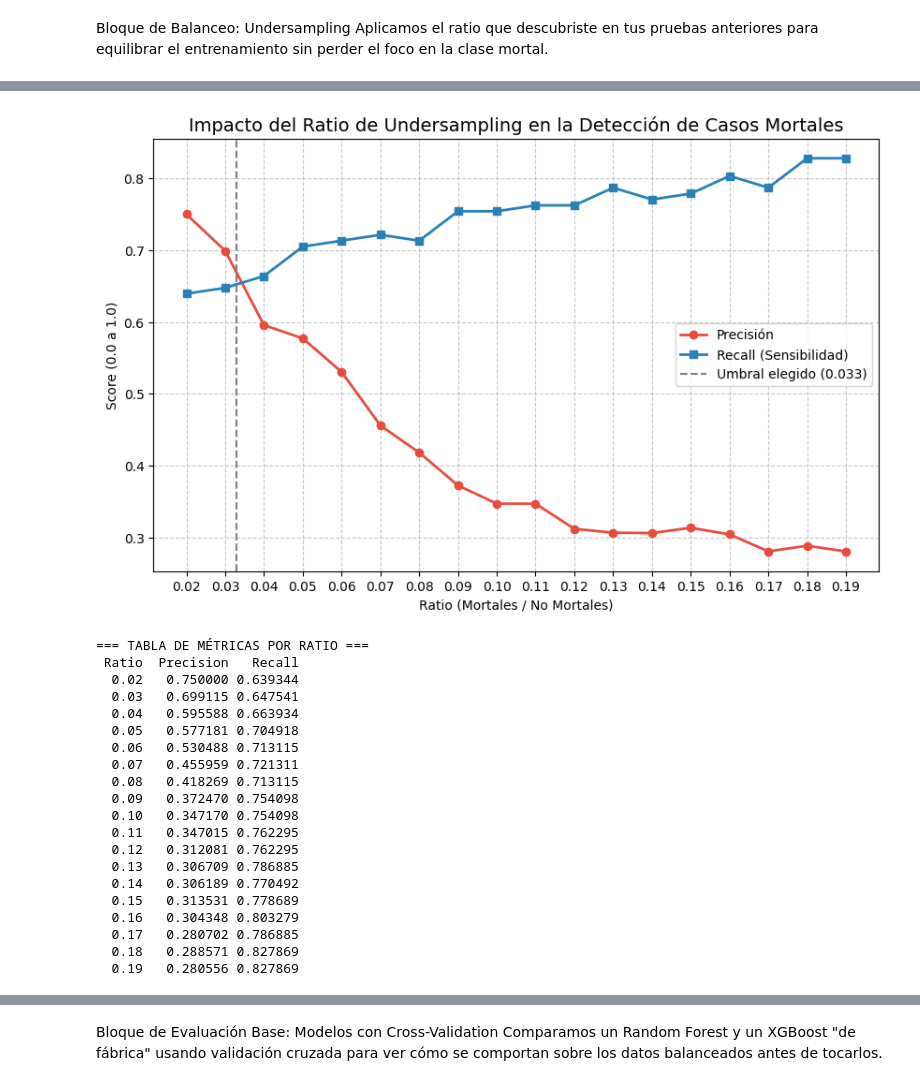
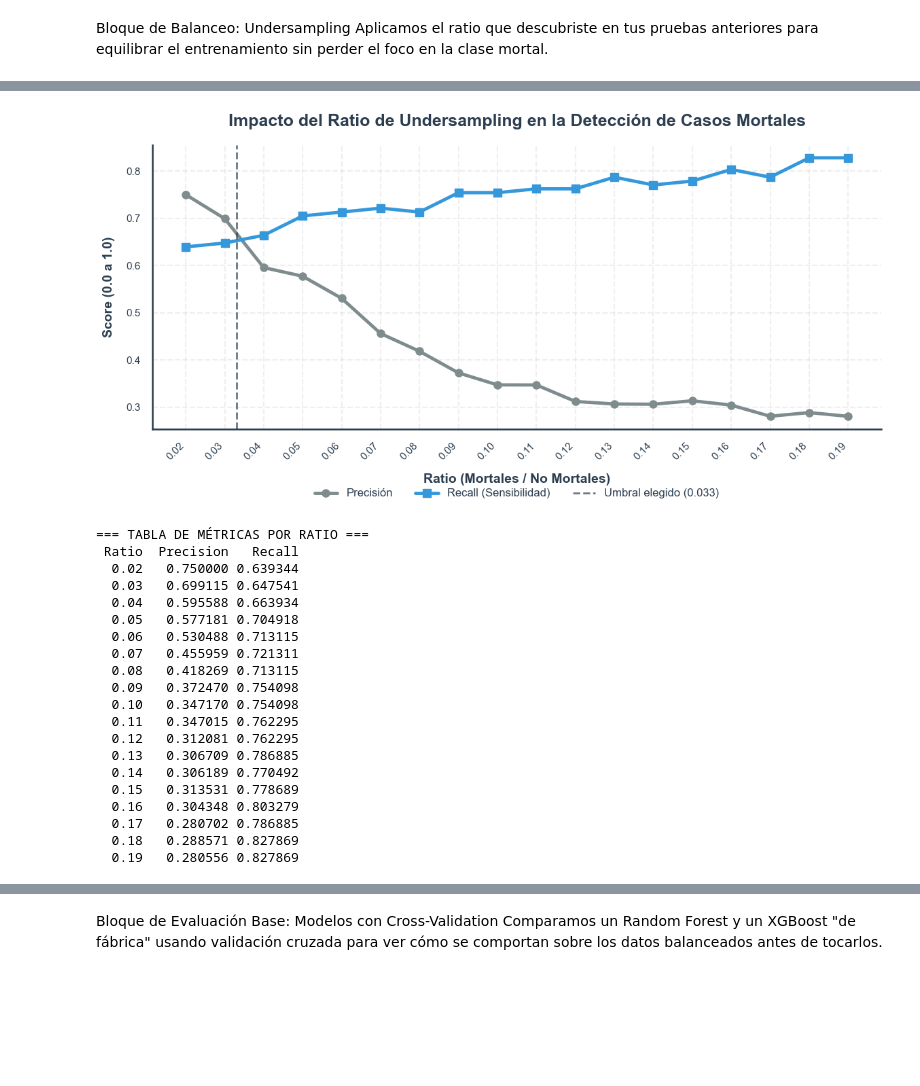
Before and after one commit to laurasrebernich/programacionAvanzadaGrupoError404, a Jupyter notebook: inputs/3_modelado_evaluacion.ipynb, the cells around one changed output, grey strips where cells are left out. Drawn from its saved outputs; the diff is of its cells as text; code cells hidden in the pictures; blank space fills up the shorter version.

```diff
--- a/inputs/3_modelado_evaluacion.ipynb
+++ b/inputs/3_modelado_evaluacion.ipynb
@@ -124,6 +142,7 @@ Aplicamos el ratio que descubriste en tus pruebas anteriores para equilibrar el
 import numpy as np
 import pandas as pd
 import matplotlib.pyplot as plt
+import seaborn as sns # Sumamos seaborn para la estética ejecutiva
 from imblearn.under_sampling import RandomUnderSampler
 import xgboost as xgb
 from sklearn.metrics import precision_score, recall_score
@@ -162,18 +181,49 @@ for ratio in ratios:
 df_resultados = pd.DataFrame(resultados)
 
 # ==========================================
-# GRAFICAMOS EL IMPACTO
+# GRAFICAMOS EL IMPACTO (ESTILO M.O.T.H.E.R)
 # ==========================================
-plt.figure(figsize=(10, 6))
-plt.plot(df_resultados['Ratio'], df_resultados['Precision'], label='Precisión', marker='o', linewidth=2, color='#e74c3c')
-plt.plot(df_resultados['Ratio'], df_resultados['Recall'], label='Recall (Sensibilidad)', marker='s', linewidth=2, color='#2980b9')
-plt.axvline(x=0.033, color='grey', linestyle='--', label='Umbral elegido (0.033)')
-plt.title('Impacto del Ratio de Undersampling en la Detección de Casos Mortales', fontsize=14)
-plt.xlabel('Ratio (Mortales / No Mortales)')
-plt.ylabel('Score (0.0 a 1.0)')
-plt.xticks(ratios)
-plt.legend()
-plt.grid(True, linestyle='--', alpha=0.7)
+plt.style.use('default')
+sns.set_theme(style="white", context="talk")
+
+# Paleta de Colores MLOps
+COLOR_RECALL = '#3498DB'      # Azul/Turquesa institucional (Nuestra métrica Foco)
+COLOR_PRECISION = '#7F8C8D'   # Gris Basal (Métrica de Contexto)
+COLOR_TEXTO = '#2C3E50'       # Azul marino para textos
+
+fig, ax = plt.subplots(figsize=(12, 6.5), facecolor='white')
+ax.set_facecolor('white')
+
+ax.plot(df_resultados['Ratio'], df_resultados['Precision'], label='Precisión',
+        marker='o', linewidth=3.5, markersize=8, color=COLOR_PRECISION)
+ax.plot(df_resultados['Ratio'], df_resultados['Recall'], label='Recall (Sensibilidad)',
+        marker='s', linewidth=3.5, markersize=8, color=COLOR_RECALL)
+
+ax.axvline(x=0.033, color=COLOR_TEXTO, linestyle='--', linewidth=2, alpha=0.7, label='Umbral elegido (0.033)')
+
+# Estética ejecutiva
+ax.set_title('Impacto del Ratio de Undersampling en la Detección de Casos Mortales',
+             fontsize=18, fontweight='bold', color=COLOR_TEXTO, pad=20)
+ax.set_xlabel('Ratio (Mortales / No Mortales)', fontsize=14, fontweight='bold', color=COLOR_TEXTO, labelpad=12)
+ax.set_ylabel('Score (0.0 a 1.0)', fontsize=14, fontweight='bold', color=COLOR_TEXTO, labelpad=12)
+
+# Ajuste de ticks en el eje X para que no se superpongan
+ax.set_xticks(ratios)
+ax.set_xticklabels([f'{r:.2f}' for r in ratios], rotation=45, ha='right')
+
+# Limpieza visual
+ax.spines['top'].set_visible(False)
+ax.spines['right'].set_visible(False)
+ax.spines['left'].set_color(COLOR_TEXTO)
+ax.spines['bottom'].set_color(COLOR_TEXTO)
+ax.tick_params(colors=COLOR_TEXTO, labelsize=11)
+ax.grid(True, linestyle='--', alpha=0.3)
+
+# Leyenda horizontal limpia en la parte inferior
+ax.legend(loc="lower center", bbox_to_anchor=(0.5, -0.28), ncol=3,
+          frameon=False, fontsize=12, labelcolor=COLOR_TEXTO)
+
+plt.tight_layout()
 plt.show()
 
 # Imprimimos la tabla de soporte
@@ -184,4 +234,4 @@ print(df_resultados.to_string(index=False))
-[figure, old version]
+[figure, new version]
 === TABLA DE MÉTRICAS POR RATIO ===
  Ratio  Precision   Recall
   0.02   0.750000 0.639344
```
Also changed, not shown: parts of 11 cells of this notebook, 2 other files.
